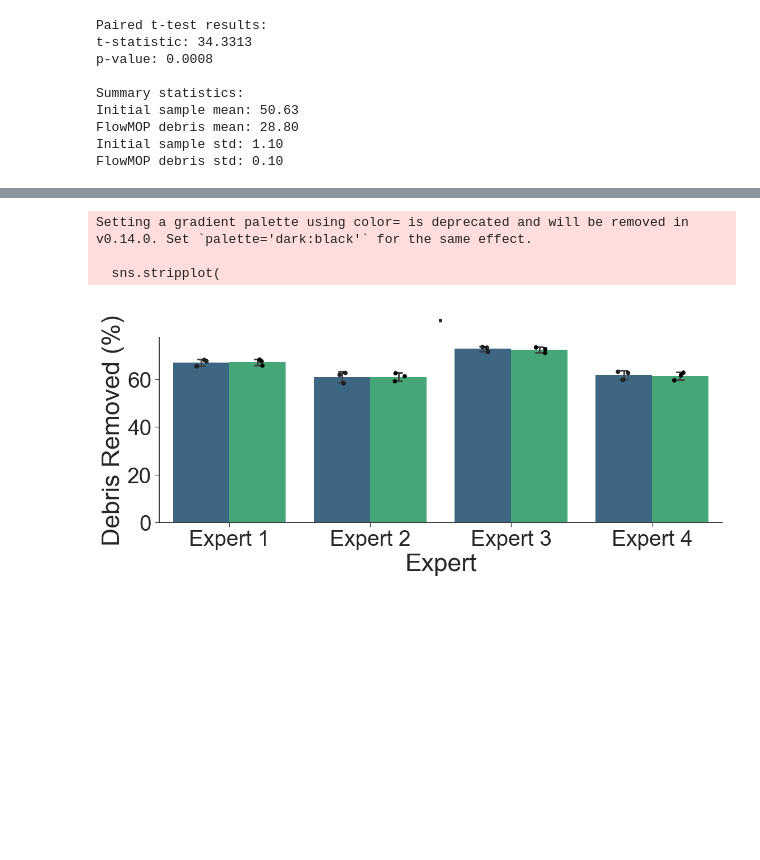
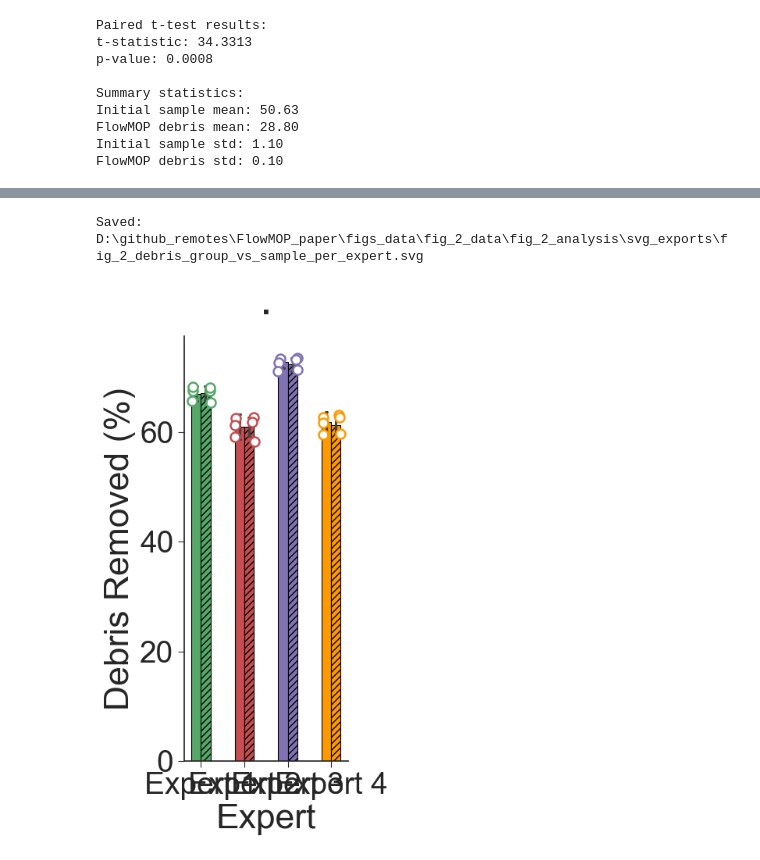
Before and after one commit to 1ordinateur/FlowMOP_paper, a Jupyter notebook: figs_data/fig_2_data/fig_2_analysis/fig_2_debris.ipynb, the cells around one changed output, grey strips where cells are left out. Cells and saved outputs as stored; diff of their text form; code cells hidden in the pictures; blank space fills up the shorter version.

```diff
--- a/figs_data/fig_2_data/fig_2_analysis/fig_2_debris.ipynb
+++ b/figs_data/fig_2_data/fig_2_analysis/fig_2_debris.ipynb
@@ -357,9 +374,15 @@ for expert in experts:
 
 # 3. Plot
 plt.style.use("seaborn-v0_8-ticks")
-fig, ax = plt.subplots(figsize=(12, 7))
+fig, ax = plt.subplots(figsize=(4.4, 9.6))
 
 order = ["Expert 1", "Expert 2", "Expert 3", "Expert 4"]
+expert_palette = {
+    "Expert 1": "#55a868",
+    "Expert 2": "#c44e52",
+    "Expert 3": "#8172b2",
+    "Expert 4": "#ff9900",
+}
 
 sns.barplot(
     x="sampler_anonymized",
@@ -367,26 +390,40 @@ sns.barplot(
     hue="method",
     data=experts_df,
     order=order,
-    palette="viridis",
+    palette=["#b0b0b0", "#b0b0b0"],
     errorbar="sd",
     capsize=0.1,
+    width=0.44,
     ax=ax,
 )
 
-sns.stripplot(
-    x="sampler_anonymized",
-    y="removed_debris",
-    hue="method",
-    data=experts_df,
-    order=order,
-    dodge=True,
-    color="black",
-    size=5,
-    jitter=0.1,
-    edgecolor="gray",
-    linewidth=0.6,
-    ax=ax,
-)
+# Color bars by expert and hatch Sample bars.
+for i, patch in enumerate(ax.patches):
+    expert_idx = i % len(order)
+    color = expert_palette[order[expert_idx]]
+    patch.set_facecolor(color)
+    patch.set_edgecolor("black")
+    patch.set_linewidth(0.8)
+    if i >= len(order):
+        patch.set_hatch("////")
+
+# Colored dots with fixed jitter and method offset.
+rng = np.random.default_rng(42)
+for _, row in experts_df.iterrows():
+    x_base = order.index(row["sampler_anonymized"])
+    offset = -0.20 if row["method"] == "Group" else 0.20
+    jitter = rng.uniform(-0.03, 0.03)
+    x_pos = x_base + offset + jitter
+    color = expert_palette[row["sampler_anonymized"]]
+    ax.scatter(
+        x_pos,
+        row["removed_debris"],
+        s=75,
+        facecolors="white",
+        edgecolors=color,
+        linewidths=1.8,
+        zorder=5,
+    )
 
 # 4. Significance annotations
 def add_significance_bracket(x_center, p_val, ax, experts_df, order):
@@ -412,7 +449,7 @@ def add_significance_bracket(x_center, p_val, ax, experts_df, order):
             std_val = method_data.std()
             max_y = max(max_y, mean_val + std_val)
 
-    bar_width = 0.4
+    bar_width = 0.38
     x1 = x_center - bar_width / 2
     x2 = x_center + bar_width / 2
 
@@ -451,37 +488,45 @@ ax.set_title(
 )
 ax.set_xlabel("Expert", fontsize=BIG_FONTS["label"])
 ax.set_ylabel("Debris Removed (%)", fontsize=BIG_FONTS["label"])
 ax.tick_params(axis="both", which="major", labelsize=BIG_FONTS["tick"])
+plt.setp(ax.get_xticklabels(), rotation=45, ha="right")
+ax.yaxis.labelpad = 20
 
 # Legend at bottom with big fonts
 handles, labels = ax.get_legend_handles_labels()
 # De-duplicate entries from bar + strip plots
 by_label = dict(zip(labels, handles))
 handles = list(by_label.values())
 labels = list(by_label.keys())
 
 if ax.get_legend() is not None:
     ax.get_legend().remove()
 
 # fig.legend(
 #     handles,
 #     labels,
 #     title="Method",
 #     bbox_to_anchor=(0.5, 0.02),
 #     loc="lower center",
 #     ncol=2,
 #     frameon=False,
 #     fontsize=BIG_FONTS["legend"],
 #     title_fontsize=BIG_FONTS["legend"],
 # )
 
 sns.despine()
-plt.tight_layout(rect=[0, 0.18, 1, 1])
+plt.tight_layout(rect=[0, 0.28, 1, 1])
+
+from pathlib import Path
+export_dir = Path("svg_exports")
+export_dir.mkdir(parents=True, exist_ok=True)
+output_svg = export_dir / "fig_2_debris_group_vs_sample_per_expert.svg"
+fig.savefig(output_svg, format="svg", bbox_inches="tight")
+print(f"Saved: {output_svg.resolve()}")
+
 plt.show()
 # %% [output]
-Setting a gradient palette using color= is deprecated and will be removed in v0.14.0. Set `palette='dark:black'` for the same effect.
-
-  sns.stripplot(
+Saved: D:\github_remotes\FlowMOP_paper\figs_data\fig_2_data\fig_2_analysis\svg_exports\fig_2_debris_group_vs_sample_per_expert.svg
-[figure, old version]
+[figure, new version]
 # %%
 grep -rl --exclude-dir=.git '_RJ_' . | xargs sed -i 's/_RJ_/_expertiv/g'
```
Also changed, not shown: parts of 2 cells of this notebook, 17 other files.
